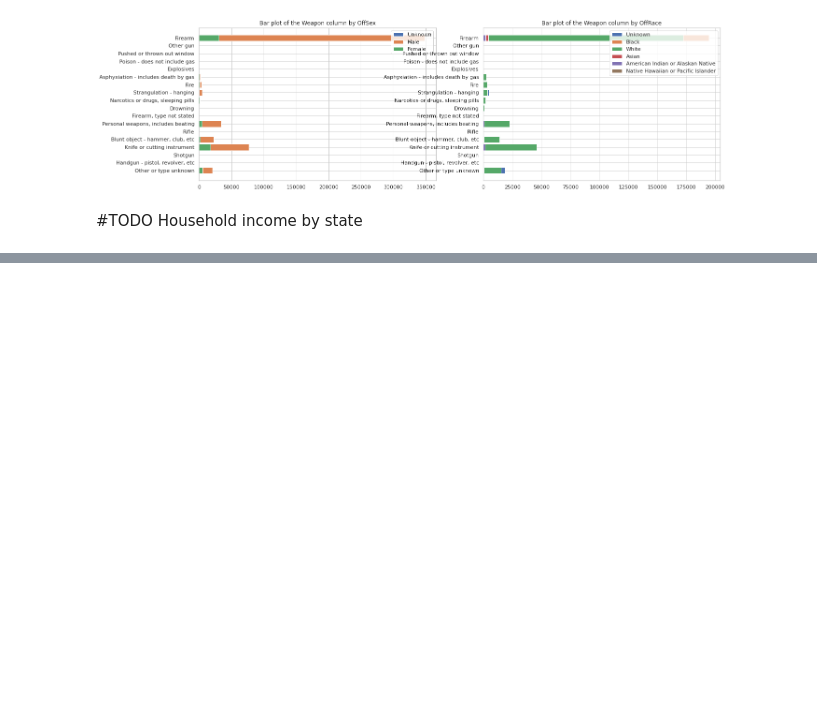
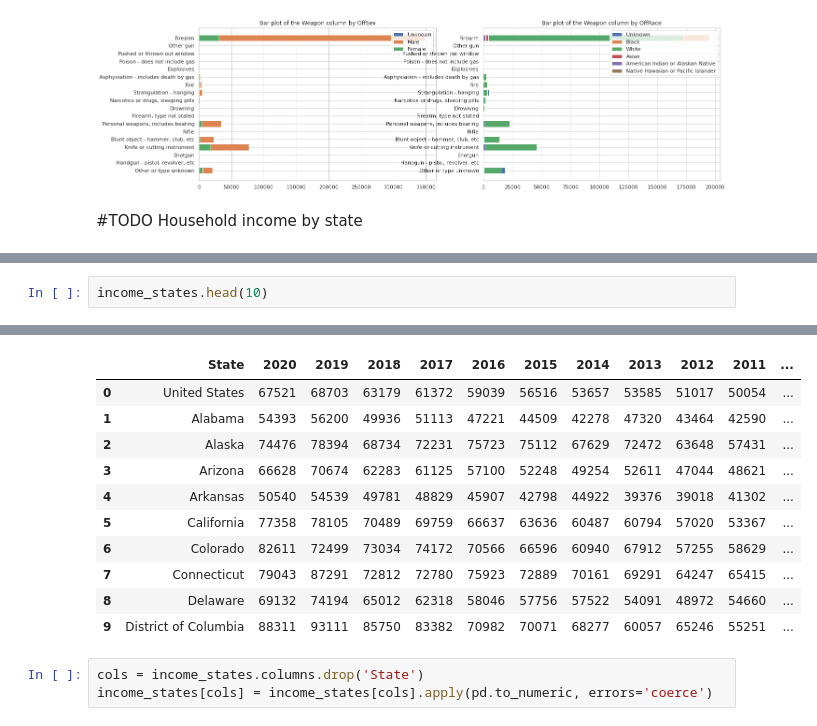
Before and after one commit to Saumya-Suvarna/CIS545_Final_Project, a Jupyter notebook: Final_NB.ipynb, the cells around one changed output, grey strips where cells are left out. Drawn from its saved outputs; the diff is of its cells as text; blank space fills up the shorter version.

```diff
--- a/Final_NB.ipynb
+++ b/Final_NB.ipynb
@@ -1141,0 +1162,3 @@ https://data.world/garyhoov/household-income-by-state
+# %%
+income_states.head(10)
+# %% [output]
@@ -1141,0 +1166,14 @@ https://data.world/garyhoov/household-income-by-state
+|  | State | 2020 | 2019 | 2018 | 2017 | 2016 | 2015 | 2014 | 2013 | 2012 | 2011 | ... |
+| 0 | United States | 67521 | 68703 | 63179 | 61372 | 59039 | 56516 | 53657 | 53585 | 51017 | 50054 | ... |
+| 1 | Alabama | 54393 | 56200 | 49936 | 51113 | 47221 | 44509 | 42278 | 47320 | 43464 | 42590 | ... |
+| 2 | Alaska | 74476 | 78394 | 68734 | 72231 | 75723 | 75112 | 67629 | 72472 | 63648 | 57431 | ... |
+| 3 | Arizona | 66628 | 70674 | 62283 | 61125 | 57100 | 52248 | 49254 | 52611 | 47044 | 48621 | ... |
+| 4 | Arkansas | 50540 | 54539 | 49781 | 48829 | 45907 | 42798 | 44922 | 39376 | 39018 | 41302 | ... |
+| 5 | California | 77358 | 78105 | 70489 | 69759 | 66637 | 63636 | 60487 | 60794 | 57020 | 53367 | ... |
+| 6 | Colorado | 82611 | 72499 | 73034 | 74172 | 70566 | 66596 | 60940 | 67912 | 57255 | 58629 | ... |
+| 7 | Connecticut | 79043 | 87291 | 72812 | 72780 | 75923 | 72889 | 70161 | 69291 | 64247 | 65415 | ... |
+| 8 | Delaware | 69132 | 74194 | 65012 | 62318 | 58046 | 57756 | 57522 | 54091 | 48972 | 54660 | ... |
+| 9 | District of Columbia | 88311 | 93111 | 85750 | 83382 | 70982 | 70071 | 68277 | 60057 | 65246 | 55251 | ... |
+# %%
+cols = income_states.columns.drop('State')
+income_states[cols] = income_states[cols].apply(pd.to_numeric, errors='coerce')
```
Also changed, not shown: parts of 23 cells of this notebook, 1 other file.
